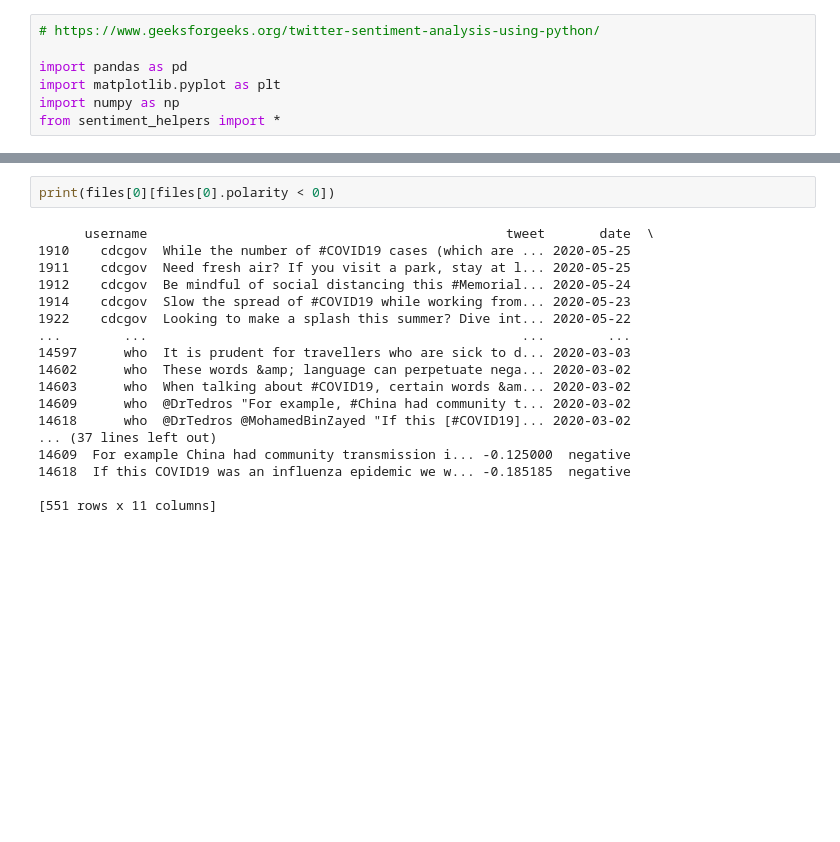
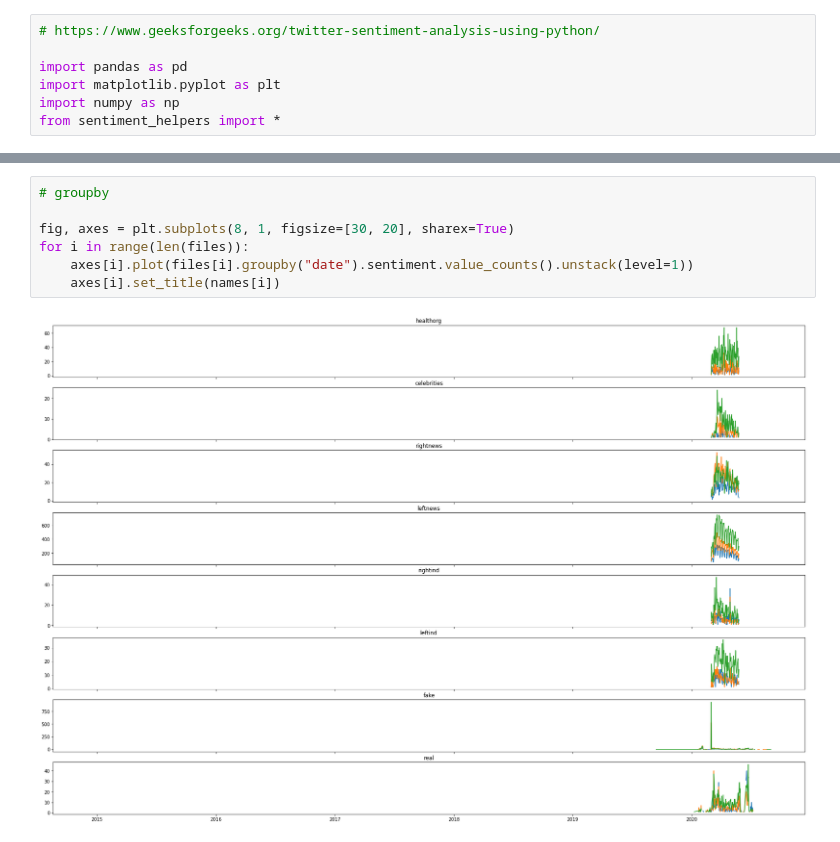
Before and after one commit to jennifertramsu/bdc2021, a Jupyter notebook: sentiment.ipynb, the cells around one changed output, grey strips where cells are left out. Saved outputs shown, nothing was run; the diff lists cells and outputs as text; blank space fills up the shorter version.

```diff
--- a/sentiment.ipynb
+++ b/sentiment.ipynb
@@ -72,20 +72,9 @@ for i in range(len(files)):
-# %%
-print(files[0][files[0].polarity < 0])
-# %% [output]
-      username                                              tweet       date  \
-1910    cdcgov  While the number of #COVID19 cases (which are ... 2020-05-25
-1911    cdcgov  Need fresh air? If you visit a park, stay at l... 2020-05-25
-1912    cdcgov  Be mindful of social distancing this #Memorial... 2020-05-24
-1914    cdcgov  Slow the spread of #COVID19 while working from... 2020-05-23
-1922    cdcgov  Looking to make a splash this summer? Dive int... 2020-05-22
-...        ...                                                ...        ...
-14597      who  It is prudent for travellers who are sick to d... 2020-03-03
-14602      who  These words &amp; language can perpetuate nega... 2020-03-02
-14603      who  When talking about #COVID19, certain words &am... 2020-03-02
-14609      who  @DrTedros "For example, #China had community t... 2020-03-02
-14618      who  @DrTedros @MohamedBinZayed "If this [#COVID19]... 2020-03-02
-... (37 lines left out)
-14609  For example China had community transmission i... -0.125000  negative
-14618  If this COVID19 was an influenza epidemic we w... -0.185185  negative
-
-[551 rows x 11 columns]
+# %%
+# groupby
+
+fig, axes = plt.subplots(8, 1, figsize=[30, 20], sharex=True)
+for i in range(len(files)):
+    axes[i].plot(files[i].groupby("date").sentiment.value_counts().unstack(level=1))
+    axes[i].set_title(names[i])
+# %% [output]
+[figure, added]
```
Also changed, not shown: parts of 6 cells of this notebook, 11 other files.
